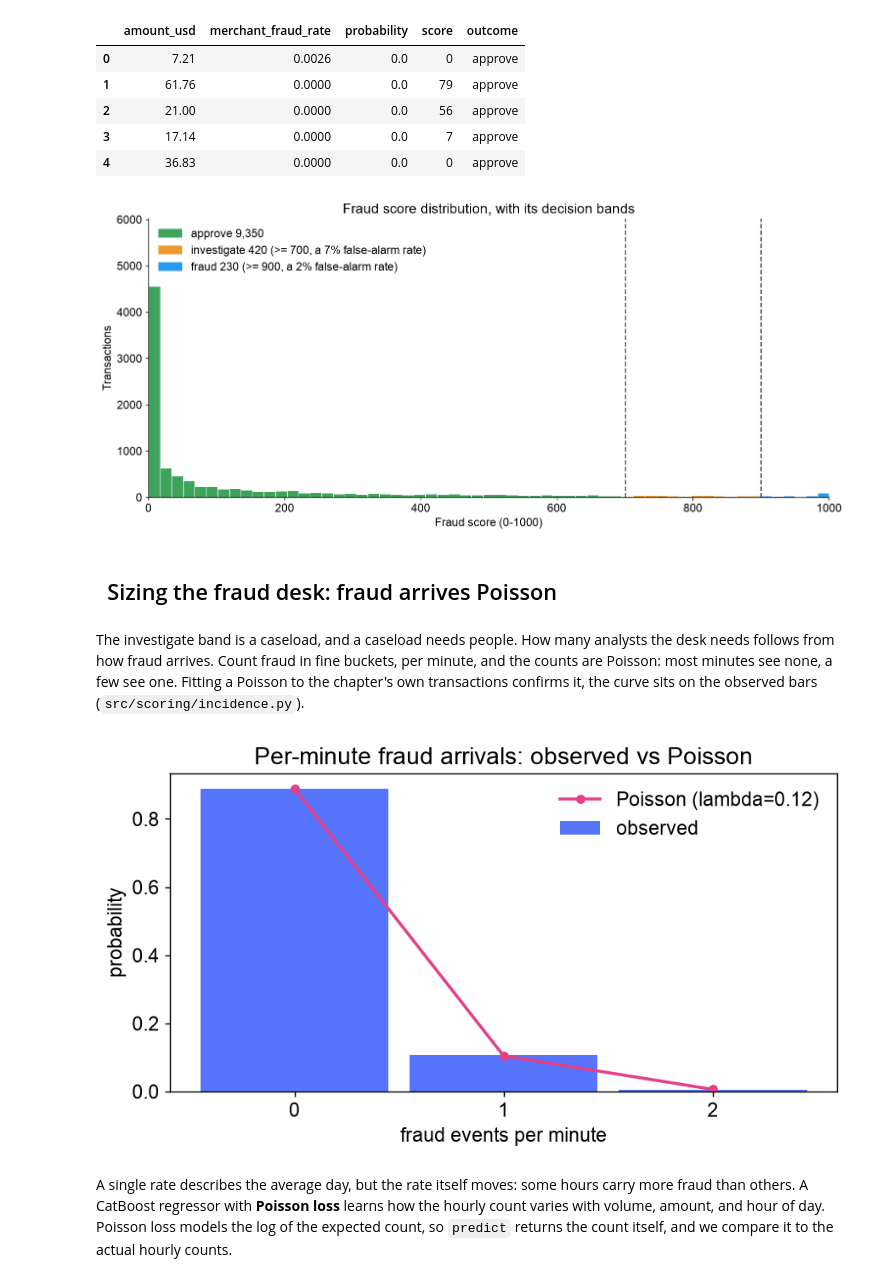
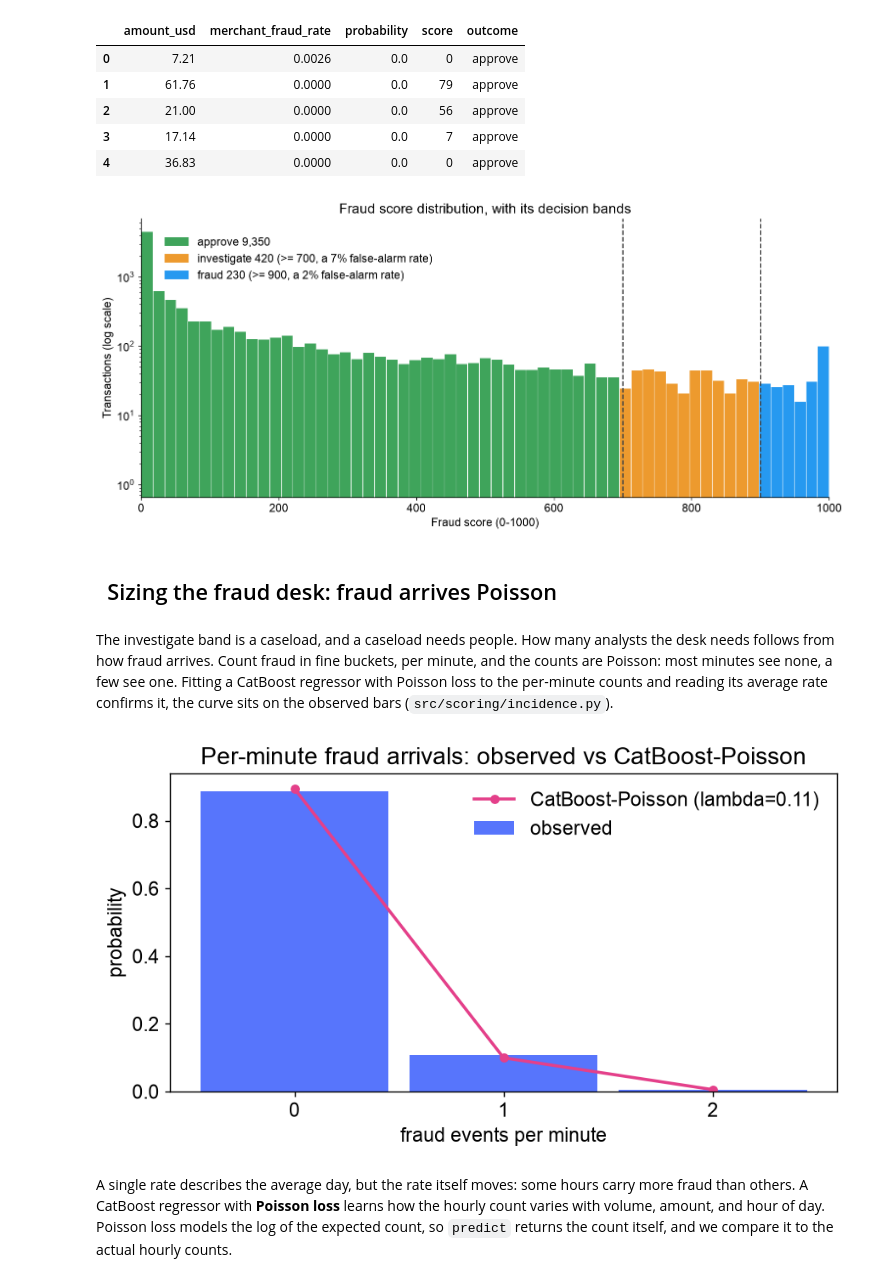
Before and after one commit to PacktPublishing/Developing-AI-ML-Solutions-on-AWS, a Jupyter notebook: code/ch-06-streaming-fraud/notebooks/score_and_drift.ipynb, the cells around one changed output. Saved outputs shown, nothing was run; the diff lists cells and outputs as text; code cells hidden in the pictures.

```diff
--- a/code/ch-06-streaming-fraud/notebooks/score_and_drift.ipynb
+++ b/code/ch-06-streaming-fraud/notebooks/score_and_drift.ipynb
@@ -206,6 +207,13 @@ counts = {
     o: int(sum(decide(s) == o for s in s_test))
     for o in ("approve", "investigate", "fraud")
 }
+
+
+def fpr_at(cut):
+    """Return the false-alarm rate a cut tolerates, from the gamma calibration."""
+    return 1 - (cut / 1000) ** (1 / GAMMA)
+
+
 fig, ax = plt.subplots(figsize=(12, 5.5), dpi=130)
 bins = np.linspace(0, 1000, 60)
 for lo, hi, c in [
@@ -215,52 +223,82 @@ for lo, hi, c in [
 ]:
     ax.hist(
         s_test[(s_test >= lo) & (s_test < hi)],
         bins=bins,
         color=c,
         edgecolor="white",
         linewidth=0.6,
     )
 for x in (REVIEW_CUT, FRAUD_CUT):
     ax.axvline(x, color="#444", ls="--", lw=1.4)
-ax.set_ylim(0, np.histogram(s_test, bins)[0].max() * 1.32)
+ax.set_yscale("log")
 ax.legend(
     handles=[
         mpatches.Patch(color=APPROVE, label=f"approve {counts['approve']:,}"),
         mpatches.Patch(
             color=INVESTIGATE,
-            label=f"investigate {counts['investigate']:,} (>= {REVIEW_CUT}, a 7% false-alarm rate)",
+            label=(
+                f"investigate {counts['investigate']:,} "
+                f"(>= {REVIEW_CUT}, a {fpr_at(REVIEW_CUT):.0%} false-alarm rate)"
+            ),
         ),
         mpatches.Patch(
             color=FRAUD,
-            label=f"fraud {counts['fraud']:,} (>= {FRAUD_CUT}, a 2% false-alarm rate)",
+            label=(
+                f"fraud {counts['fraud']:,} "
+                f"(>= {FRAUD_CUT}, a {fpr_at(FRAUD_CUT):.0%} false-alarm rate)"
+            ),
         ),
     ],
-    loc="upper left",
+    bbox_to_anchor=(0.02, 0.97),
     frameon=False,
     fontsize=13,
 )
+
 ax.set_xlim(0, 1000)
 ax.spines[["top", "right"]].set_visible(False)
 ax.set_xlabel("Fraud score (0-1000)")
-ax.set_ylabel("Transactions")
+ax.set_ylabel("Transactions (log scale)")
 ax.set_title("Fraud score distribution, with its decision bands")
 plt.tight_layout()
 plt.show()
 # %% [output]
-[figure, old version]
+[figure, new version]
 # %% [markdown]
 <link rel="stylesheet" href="https://cdnjs.cloudflare.com/ajax/libs/font-awesome/5.15.3/css/all.min.css">
 
 <h2><i class="fas fa-users" style="color:#18ab4b"></i>&nbsp; Sizing the fraud desk: fraud arrives Poisson</h2>
 # %% [markdown]
-The investigate band is a caseload, and a caseload needs people. How many analysts the desk needs follows from how fraud arrives. Count fraud in fine buckets, per minute, and the counts are Poisson: most minutes see none, a few see one. Fitting a Poisson to the chapter's own transactions confirms it, the curve sits on the observed bars (`src/scoring/incidence.py`).
+The investigate band is a caseload, and a caseload needs people. How many analysts the desk needs follows from how fraud arrives. Count fraud in fine buckets, per minute, and the counts are Poisson: most minutes see none, a few see one. Fitting a CatBoost regressor with Poisson loss to the per-minute counts and reading its average rate confirms it, the curve sits on the observed bars (`src/scoring/incidence.py`).
 # %%
 per_min = (
-    train.assign(m=train["event_time"].dt.floor("min")).groupby("m")["is_fraud"].sum()
+    train.assign(m=train["event_time"].dt.floor("min"))
+    .groupby("m")
+    .agg(FraudCount=("is_fraud", "sum"), TxCount=("is_fraud", "count"))
+    .reset_index()
 )
-lam = per_min.mean()  # the fraud arrival rate
-k = np.arange(0, int(per_min.max()) + 1)
-observed = np.array([(per_min == i).mean() for i in k])
+per_min["HourOfDay"] = per_min["m"].dt.hour
+per_min["LogTxCount"] = np.log(per_min["TxCount"].clip(lower=1e-2))
+mfeat = ["LogTxCount", "HourOfDay"]
+minute_model = CatBoostRegressor(
+    loss_function="Poisson",
+    iterations=300,
+    learning_rate=0.05,
+    depth=4,
+    random_seed=42,
+    verbose=0,
+    allow_writing_files=False,
+)
+minute_model.fit(
+    Pool(per_min[mfeat], per_min["FraudCount"], cat_features=[mfeat.index("HourOfDay")])
+)
+# the model's average predicted rate is the CatBoost-Poisson lambda for the arrival check
+lam = minute_model.predict(
+    Pool(per_min[mfeat], cat_features=[mfeat.index("HourOfDay")])
+).mean()
+
+counts = per_min["FraudCount"]
+k = np.arange(0, int(counts.max()) + 1)
+observed = np.array([(counts == i).mean() for i in k])
 plt.figure(figsize=(7, 4), dpi=130)
 plt.bar(k, observed, width=0.9, alpha=0.85, color="#3A5DFC", label="observed")
 plt.plot(
@@ -270,17 +308,17 @@ plt.plot(
     lw=2,
     marker="o",
     ms=5,
-    label=f"Poisson (lambda={lam:.2f})",
+    label=f"CatBoost-Poisson (lambda={lam:.2f})",
 )
 plt.xticks(k)
 plt.xlabel("fraud events per minute")
 plt.ylabel("probability")
-plt.title("Per-minute fraud arrivals: observed vs Poisson")
+plt.title("Per-minute fraud arrivals: observed vs CatBoost-Poisson")
 plt.legend(frameon=False)
 plt.tight_layout()
 plt.show()
 # %% [output]
-[figure, old version]
+[figure, new version]
 # %% [markdown]
 A single rate describes the average day, but the rate itself moves: some hours carry more fraud than others. A CatBoost regressor with **Poisson loss** learns how the hourly count varies with volume, amount, and hour of day. Poisson loss models the log of the expected count, so `predict` returns the count itself, and we compare it to the actual hourly counts.
 # %%
```
Also changed, not shown: parts of 7 cells of this notebook, 1 other file.
